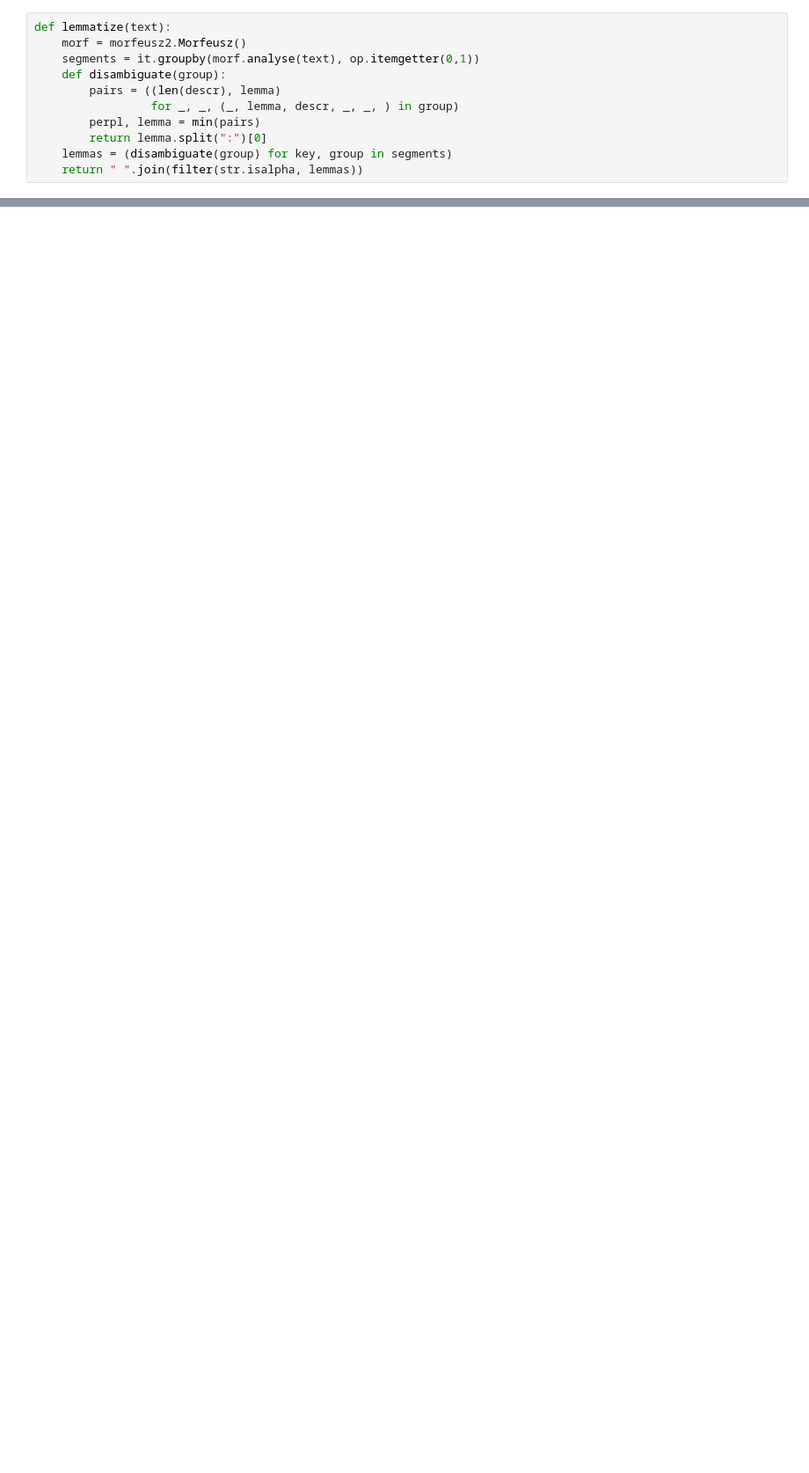
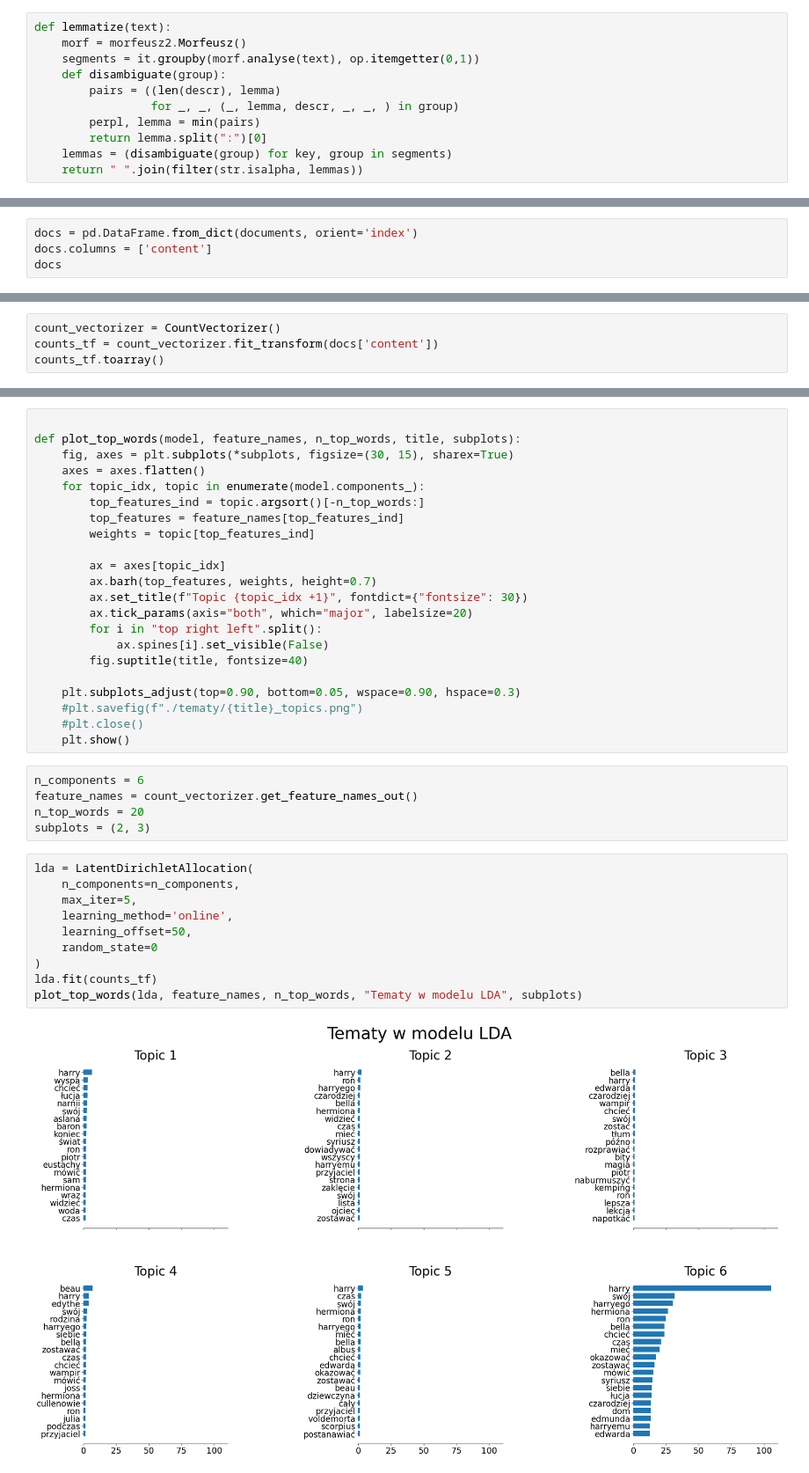
Before and after one commit to JanZalewski/TextMining, a Jupyter notebook: text_mining.ipynb, the cells around one changed output, grey strips where cells are left out. Shown at 88% size. Drawn from its saved outputs; the diff is of its cells as text; blank space fills up the shorter version.

```diff
--- a/text_mining.ipynb
+++ b/text_mining.ipynb
@@ -48,0 +133,4 @@ print(json.dumps(documents, indent=4, ensure_ascii=False))
+# %%
+docs = pd.DataFrame.from_dict(documents, orient='index')
+docs.columns = ['content']
+docs
@@ -48,0 +155,4 @@ print(json.dumps(documents, indent=4, ensure_ascii=False))
+# %%
+count_vectorizer = CountVectorizer()
+counts_tf = count_vectorizer.fit_transform(docs['content'])
+counts_tf.toarray()
@@ -48,0 +208,39 @@ print(json.dumps(documents, indent=4, ensure_ascii=False))
+# %%
+
+def plot_top_words(model, feature_names, n_top_words, title, subplots):
+    fig, axes = plt.subplots(*subplots, figsize=(30, 15), sharex=True)
+    axes = axes.flatten()
+    for topic_idx, topic in enumerate(model.components_):
+        top_features_ind = topic.argsort()[-n_top_words:]
+        top_features = feature_names[top_features_ind]
+        weights = topic[top_features_ind]
+
+        ax = axes[topic_idx]
+        ax.barh(top_features, weights, height=0.7)
+        ax.set_title(f"Topic {topic_idx +1}", fontdict={"fontsize": 30})
+        ax.tick_params(axis="both", which="major", labelsize=20)
+        for i in "top right left".split():
+            ax.spines[i].set_visible(False)
+        fig.suptitle(title, fontsize=40)
+
+    plt.subplots_adjust(top=0.90, bottom=0.05, wspace=0.90, hspace=0.3)
+    #plt.savefig(f"./tematy/{title}_topics.png")
+    #plt.close()
+    plt.show()
+# %%
+n_components = 6
+feature_names = count_vectorizer.get_feature_names_out()
+n_top_words = 20
+subplots = (2, 3)
+# %%
+lda = LatentDirichletAllocation(
+    n_components=n_components,
+    max_iter=5,
+    learning_method='online',
+    learning_offset=50,
+    random_state=0
+)
+lda.fit(counts_tf)
+plot_top_words(lda, feature_names, n_top_words, "Tematy w modelu LDA", subplots)
+# %% [output]
+[figure, added]
```
Also changed, not shown: parts of 15 cells of this notebook, 42 other files.
